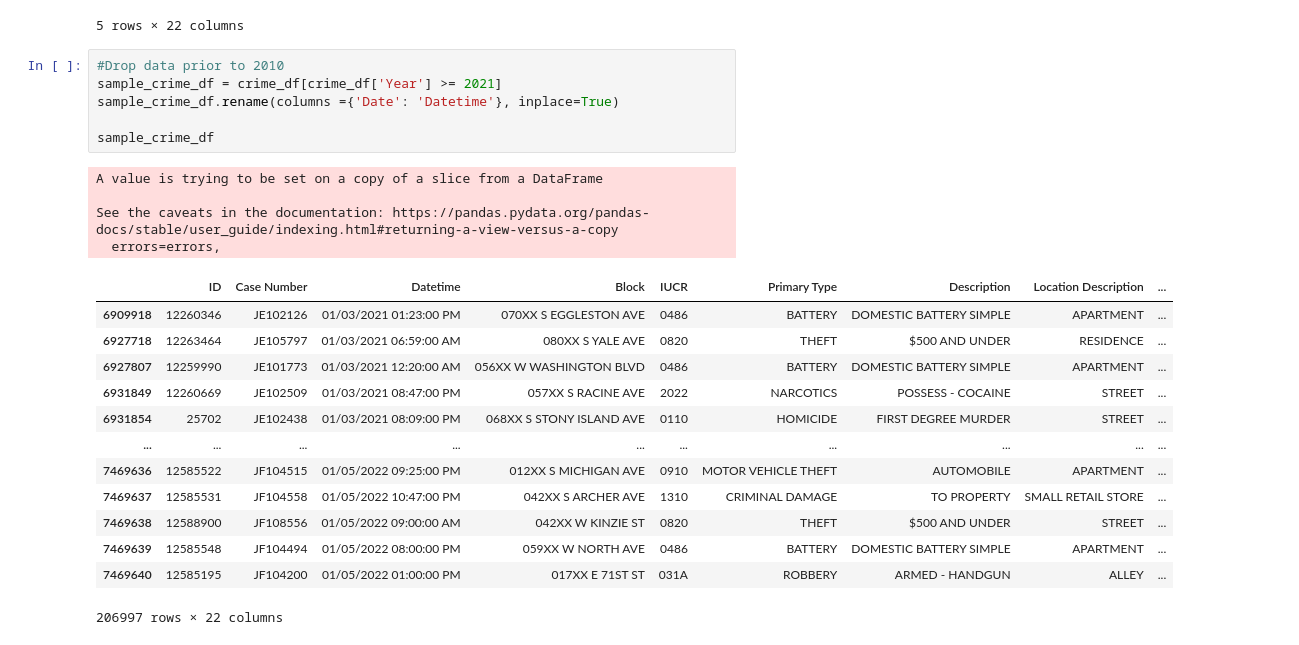
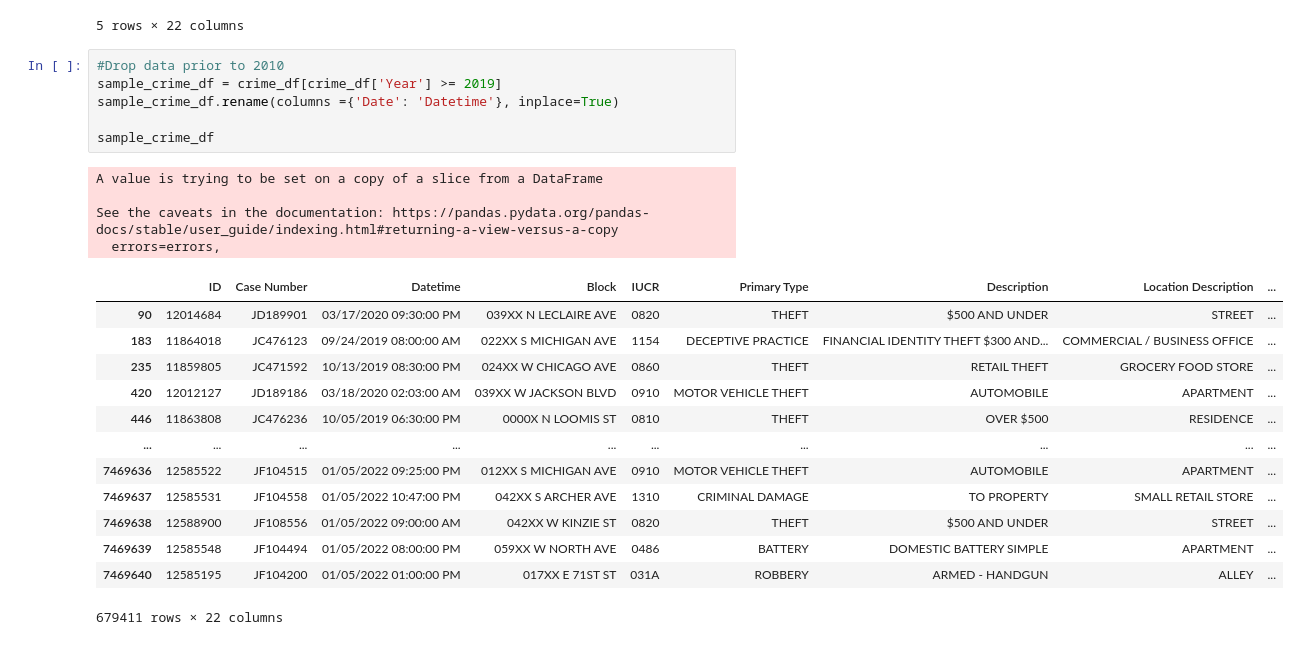
Before and after one commit to KEGANCP/Crime_Predictions_In_Chicago, a Jupyter notebook: data/crime_data_cleaner.ipynb, the cells around one changed output. Cells and saved outputs as stored; diff of their text form.

```diff
--- a/data/crime_data_cleaner.ipynb
+++ b/data/crime_data_cleaner.ipynb
@@ -16,28 +16,28 @@ crime_df.head()
 5 rows × 22 columns
 # %%
 #Drop data prior to 2010
-sample_crime_df = crime_df[crime_df['Year'] >= 2021]
+sample_crime_df = crime_df[crime_df['Year'] >= 2019]
 sample_crime_df.rename(columns ={'Date': 'Datetime'}, inplace=True)
 
 sample_crime_df
 # %% [output]
 A value is trying to be set on a copy of a slice from a DataFrame
 
 See the caveats in the documentation: https://pandas.pydata.org/pandas-docs/stable/user_guide/indexing.html#returning-a-view-versus-a-copy
   errors=errors,
 |  | ID | Case Number | Datetime | Block | IUCR | Primary Type | Description | Location Description | ... |
-| 6909918 | 12260346 | JE102126 | 01/03/2021 01:23:00 PM | 070XX S EGGLESTON AVE | 0486 | BATTERY | DOMESTIC BATTERY SIMPLE | APARTMENT | ... |
-| 6927718 | 12263464 | JE105797 | 01/03/2021 06:59:00 AM | 080XX S YALE AVE | 0820 | THEFT | $500 AND UNDER | RESIDENCE | ... |
-| 6927807 | 12259990 | JE101773 | 01/03/2021 12:20:00 AM | 056XX W WASHINGTON BLVD | 0486 | BATTERY | DOMESTIC BATTERY SIMPLE | APARTMENT | ... |
-| 6931849 | 12260669 | JE102509 | 01/03/2021 08:47:00 PM | 057XX S RACINE AVE | 2022 | NARCOTICS | POSSESS - COCAINE | STREET | ... |
-| 6931854 | 25702 | JE102438 | 01/03/2021 08:09:00 PM | 068XX S STONY ISLAND AVE | 0110 | HOMICIDE | FIRST DEGREE MURDER | STREET | ... |
+| 90 | 12014684 | JD189901 | 03/17/2020 09:30:00 PM | 039XX N LECLAIRE AVE | 0820 | THEFT | $500 AND UNDER | STREET | ... |
+| 183 | 11864018 | JC476123 | 09/24/2019 08:00:00 AM | 022XX S MICHIGAN AVE | 1154 | DECEPTIVE PRACTICE | FINANCIAL IDENTITY THEFT $300 AND... | COMMERCIAL / BUSINESS OFFICE | ... |
+| 235 | 11859805 | JC471592 | 10/13/2019 08:30:00 PM | 024XX W CHICAGO AVE | 0860 | THEFT | RETAIL THEFT | GROCERY FOOD STORE | ... |
+| 420 | 12012127 | JD189186 | 03/18/2020 02:03:00 AM | 039XX W JACKSON BLVD | 0910 | MOTOR VEHICLE THEFT | AUTOMOBILE | APARTMENT | ... |
+| 446 | 11863808 | JC476236 | 10/05/2019 06:30:00 PM | 0000X N LOOMIS ST | 0810 | THEFT | OVER $500 | RESIDENCE | ... |
 | ... | ... | ... | ... | ... | ... | ... | ... | ... | ... |
 | 7469636 | 12585522 | JF104515 | 01/05/2022 09:25:00 PM | 012XX S MICHIGAN AVE | 0910 | MOTOR VEHICLE THEFT | AUTOMOBILE | APARTMENT | ... |
 | 7469637 | 12585531 | JF104558 | 01/05/2022 10:47:00 PM | 042XX S ARCHER AVE | 1310 | CRIMINAL DAMAGE | TO PROPERTY | SMALL RETAIL STORE | ... |
 | 7469638 | 12588900 | JF108556 | 01/05/2022 09:00:00 AM | 042XX W KINZIE ST | 0820 | THEFT | $500 AND UNDER | STREET | ... |
 | 7469639 | 12585548 | JF104494 | 01/05/2022 08:00:00 PM | 059XX W NORTH AVE | 0486 | BATTERY | DOMESTIC BATTERY SIMPLE | APARTMENT | ... |
 | 7469640 | 12585195 | JF104200 | 01/05/2022 01:00:00 PM | 017XX E 71ST ST | 031A | ROBBERY | ARMED - HANDGUN | ALLEY | ... |
-206997 rows × 22 columns
+679411 rows × 22 columns
 # %%
 #Split Date column into seperate Date and time columns
 sample_crime_df['Date'] = pd.to_datetime(sample_crime_df['Datetime']).dt.date
```
Also changed, not shown: parts of 9 cells of this notebook, 7 other files.
